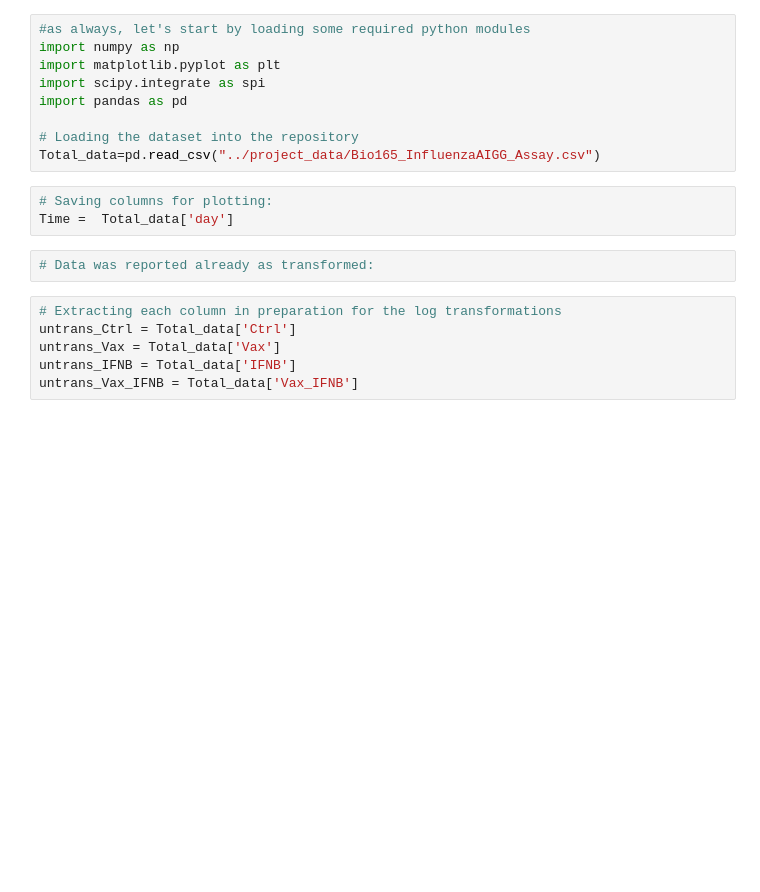
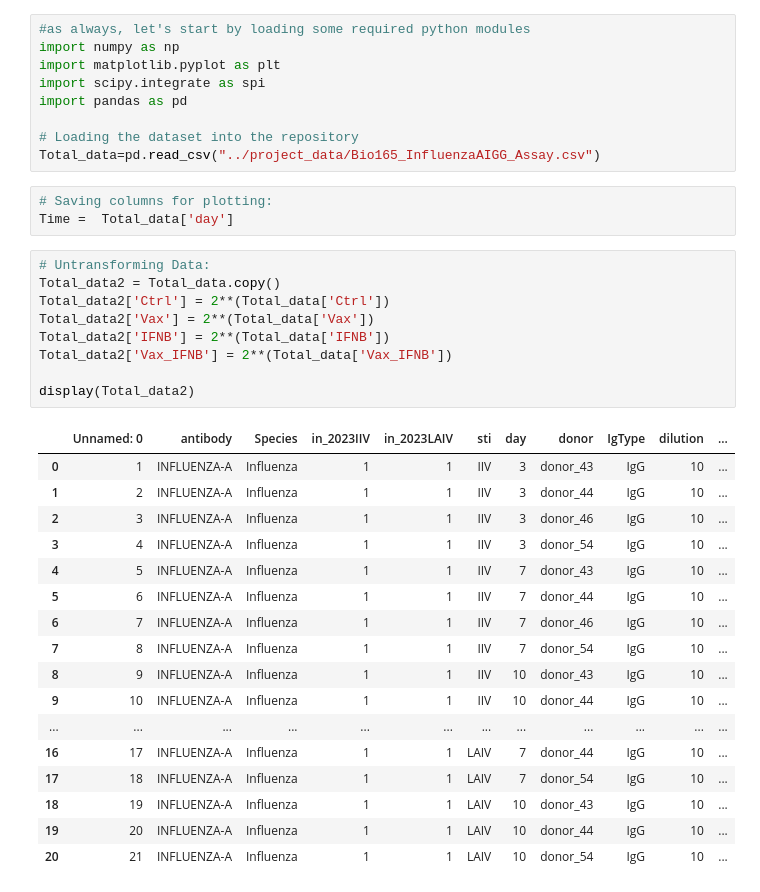
Before and after one commit to alexcessna/Bio165_FinalProject, a Jupyter notebook: project_data/Second_Drafting_Syntax.ipynb, the cells around one changed output. Saved outputs shown, nothing was run; the diff lists cells and outputs as text; blank space fills up the shorter version.

```diff
--- a/project_data/Second_Drafting_Syntax.ipynb
+++ b/project_data/Second_Drafting_Syntax.ipynb
@@ -11,12 +11,31 @@ Total_data=pd.read_csv("../project_data/Bio165_InfluenzaAIGG_Assay.csv")
 # Saving columns for plotting:
 Time =  Total_data['day']
 # %%
-# Data was reported already as transformed:
+# Untransforming Data:
+Total_data2 = Total_data.copy()
+Total_data2['Ctrl'] = 2**(Total_data['Ctrl'])
+Total_data2['Vax'] = 2**(Total_data['Vax'])
+Total_data2['IFNB'] = 2**(Total_data['IFNB'])
+Total_data2['Vax_IFNB'] = 2**(Total_data['Vax_IFNB'])
+
+display(Total_data2)
+# %% [output]
+|  | Unnamed: 0 | antibody | Species | in_2023IIV | in_2023LAIV | sti | day | donor | IgType | dilution | ... |
+| 0 | 1 | INFLUENZA-A | Influenza | 1 | 1 | IIV | 3 | donor_43 | IgG | 10 | ... |
+| 1 | 2 | INFLUENZA-A | Influenza | 1 | 1 | IIV | 3 | donor_44 | IgG | 10 | ... |
+| 2 | 3 | INFLUENZA-A | Influenza | 1 | 1 | IIV | 3 | donor_46 | IgG | 10 | ... |
+| 3 | 4 | INFLUENZA-A | Influenza | 1 | 1 | IIV | 3 | donor_54 | IgG | 10 | ... |
+| 4 | 5 | INFLUENZA-A | Influenza | 1 | 1 | IIV | 7 | donor_43 | IgG | 10 | ... |
+| 5 | 6 | INFLUENZA-A | Influenza | 1 | 1 | IIV | 7 | donor_44 | IgG | 10 | ... |
+| 6 | 7 | INFLUENZA-A | Influenza | 1 | 1 | IIV | 7 | donor_46 | IgG | 10 | ... |
+| 7 | 8 | INFLUENZA-A | Influenza | 1 | 1 | IIV | 7 | donor_54 | IgG | 10 | ... |
+| 8 | 9 | INFLUENZA-A | Influenza | 1 | 1 | IIV | 10 | donor_43 | IgG | 10 | ... |
+| 9 | 10 | INFLUENZA-A | Influenza | 1 | 1 | IIV | 10 | donor_44 | IgG | 10 | ... |
+| ... | ... | ... | ... | ... | ... | ... | ... | ... | ... | ... | ... |
+| 16 | 17 | INFLUENZA-A | Influenza | 1 | 1 | LAIV | 7 | donor_44 | IgG | 10 | ... |
+| 17 | 18 | INFLUENZA-A | Influenza | 1 | 1 | LAIV | 7 | donor_54 | IgG | 10 | ... |
+| 18 | 19 | INFLUENZA-A | Influenza | 1 | 1 | LAIV | 10 | donor_43 | IgG | 10 | ... |
+| 19 | 20 | INFLUENZA-A | Influenza | 1 | 1 | LAIV | 10 | donor_44 | IgG | 10 | ... |
+| 20 | 21 | INFLUENZA-A | Influenza | 1 | 1 | LAIV | 10 | donor_54 | IgG | 10 | ... |
-# %%
-# Extracting each column in preparation for the log transformations
-untrans_Ctrl = Total_data['Ctrl']
-untrans_Vax = Total_data['Vax']
-untrans_IFNB = Total_data['IFNB']
-untrans_Vax_IFNB = Total_data['Vax_IFNB']
 # %%
 # Group dataframe by the different columns––want to seperate IIV from LAIV conditions first
```
Also changed, not shown: parts of 3 cells of this notebook.
